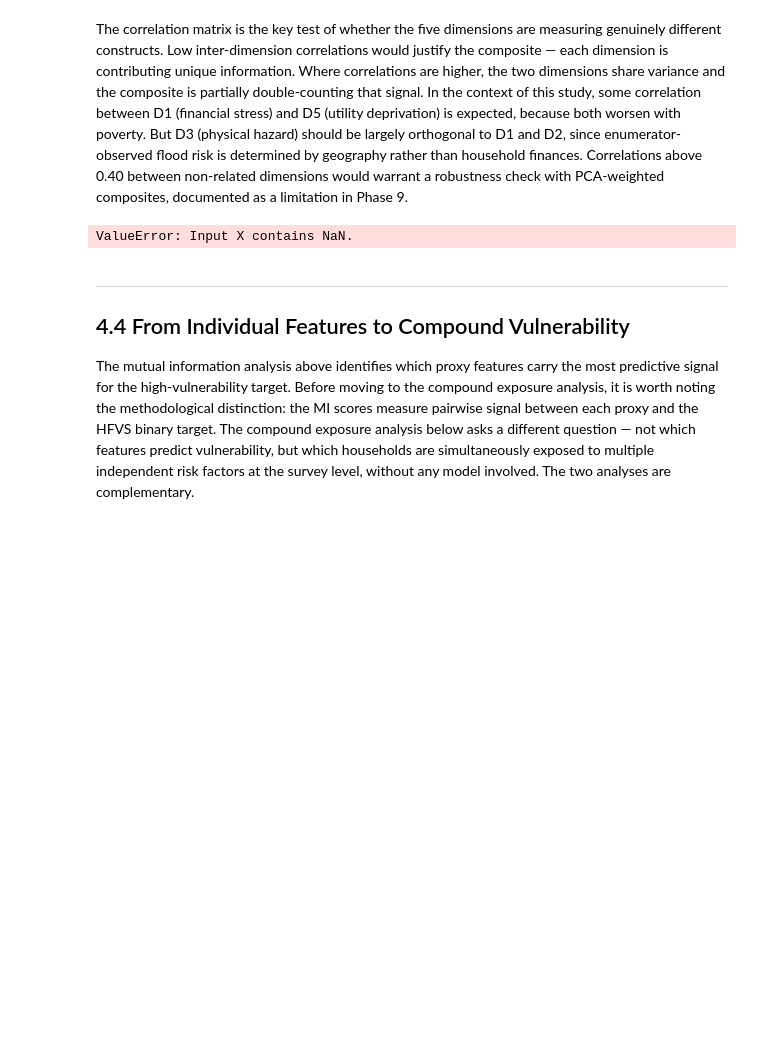
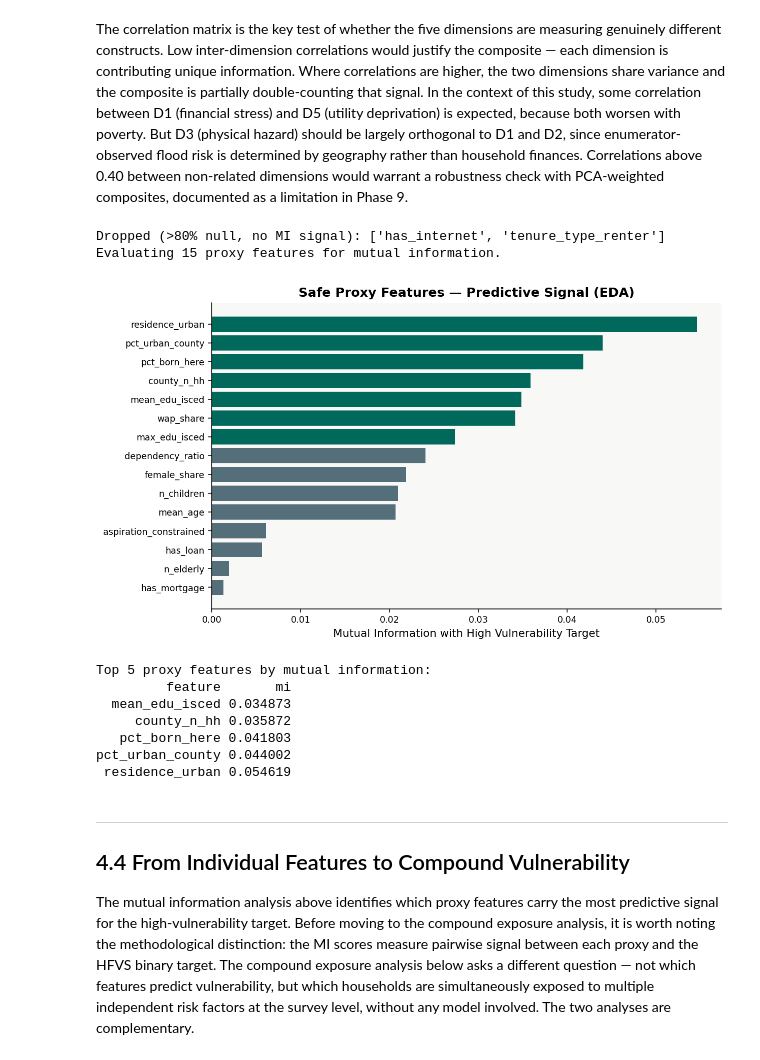
Before and after one commit to VAL-Jerono/KHS_housing_dissertation, a Jupyter notebook: KHS_Dissertation_FIXED.ipynb, the cells around one changed output. Saved outputs shown, nothing was run; the diff lists cells and outputs as text; code cells hidden in the pictures; blank space fills up the shorter version.

```diff
--- a/KHS_Dissertation_FIXED.ipynb
+++ b/KHS_Dissertation_FIXED.ipynb
@@ -1574,33 +1738,67 @@ The correlation matrix is the key test of whether the five dimensions are measur
 # %%
 # ── 4.3  Mutual information — identifying safe proxy features ─────────────────
 # This EDA cell informs Phase 5 feature selection.
 # Only safe proxy features (not formula ancestors) are evaluated here.
 
 PROXY_CANDIDATES = [
     'mean_age', 'n_children', 'n_elderly', 'dependency_ratio',
     'wap_share', 'female_share', 'max_edu_isced', 'mean_edu_isced',
     'pct_born_here', 'residence_urban', 'pct_urban_county', 'county_n_hh',
     'has_internet', 'tenure_type_renter', 'has_mortgage', 'has_loan',
     'aspiration_constrained',
 ]
 proxy_avail = [c for c in PROXY_CANDIDATES if c in master.columns]
 
-X_mi = master[proxy_avail].fillna(master[proxy_avail].median())
-mi   = mutual_info_classif(X_mi, master['target_binary'], random_state=SEED)
-mi_df = pd.DataFrame({'feature': proxy_avail, 'mi': mi}).sort_values('mi', ascending=True)
+# ── Robust imputation ─────────────────────────────────────────────────────────
+# master[proxy_avail].median() returns NaN for any column that is entirely NaN,
+# causing .fillna() to leave those NaNs in place and crashing mutual_info_classif.
+# Fix: (1) drop columns with >80% nulls — they carry no signal anyway,
+#       (2) use per-column median with a fallback of 0 for fully-null columns.
 
-fig, ax = plt.subplots(figsize=(9, 5))
+null_rates  = master[proxy_avail].isna().mean()
+proxy_avail = [c for c in proxy_avail if null_rates[c] <= 0.80]
+
+col_medians = master[proxy_avail].median()
+col_medians = col_medians.fillna(0)   # fallback for any fully-null column
+
+X_mi = master[proxy_avail].fillna(col_medians)
+
+# Final guard — fail loudly if NaNs still remain
+assert X_mi.isna().sum().sum() == 0, (
+    f"NaNs remain after imputation in: {X_mi.columns[X_mi.isna().any()].tolist()}"
+)
+
+mi    = mutual_info_classif(X_mi, master['target_binary'], random_state=SEED)
+mi_df = (pd.DataFrame({'feature': proxy_avail, 'mi': mi})
+           .sort_values('mi', ascending=True))
+
+dropped = [c for c in PROXY_CANDIDATES if c in master.columns and null_rates[c] > 0.80]
+if dropped:
+    print(f"Dropped (>80% null, no MI signal): {dropped}")
+print(f"Evaluating {len(proxy_avail)} proxy features for mutual information.\n")
+
+fig, ax = plt.subplots(figsize=(9, max(4, len(proxy_avail) * 0.35)))
 ax.barh(mi_df['feature'], mi_df['mi'],
         color=[TEAL if v > mi_df['mi'].median() else GRAY for v in mi_df['mi']])
 ax.set_xlabel('Mutual Information with High Vulnerability Target')
 ax.set_title('Safe Proxy Features — Predictive Signal (EDA)')
 plt.tight_layout()
 plt.savefig(FIGS / 'phase4_mutual_information.png', dpi=150, bbox_inches='tight')
 plt.show()
+
 print("Top 5 proxy features by mutual information:")
 print(mi_df.tail(5).to_string(index=False))
 # %% [output]
-ValueError: Input X contains NaN.
+Dropped (>80% null, no MI signal): ['has_internet', 'tenure_type_renter']
+Evaluating 15 proxy features for mutual information.
+[figure, added]
+Top 5 proxy features by mutual information:
+         feature       mi
+  mean_edu_isced 0.034873
+     county_n_hh 0.035872
+   pct_born_here 0.041803
+pct_urban_county 0.044002
+ residence_urban 0.054619
 # %% [markdown]
 ---
 ## 4.4 From Individual Features to Compound Vulnerability
```
Also changed, not shown: parts of 47 cells of this notebook.
